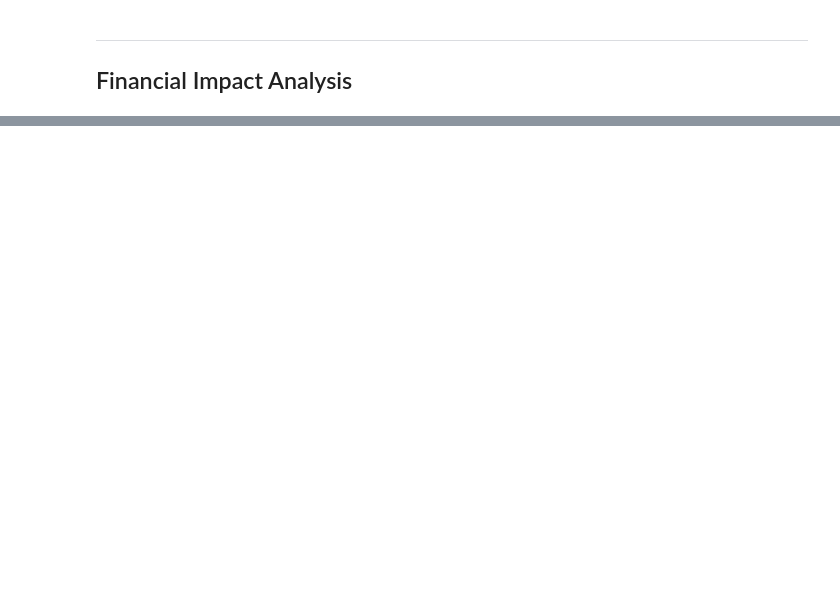
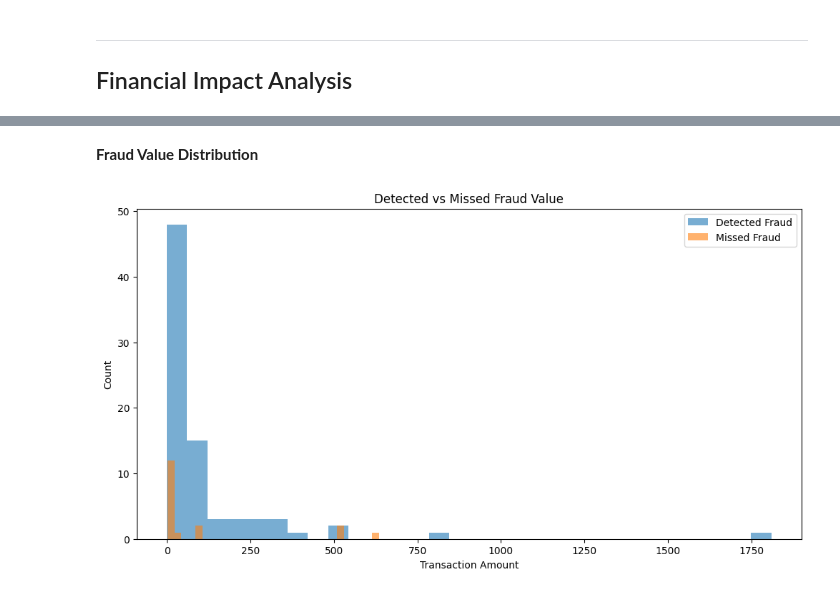
Before and after one commit to KHARCHISalahEddine/data-analysis-portfolio, a Jupyter notebook: projects/securebank-risk-intelligence/notebooks/01_fraud_eda.ipynb, the cells around one changed output, grey strips where cells are left out. Saved outputs shown, nothing was run; the diff lists cells and outputs as text; code cells hidden in the pictures; blank space fills up the shorter version.

```diff
--- a/projects/securebank-risk-intelligence/notebooks/01_fraud_eda.ipynb
+++ b/projects/securebank-risk-intelligence/notebooks/01_fraud_eda.ipynb
@@ -960,0 +990,6 @@ plt.show()
+# %%
+test_transactions = X_test.copy()
+
+test_transactions["Actual"] = y_test.values
+
+test_transactions["Predicted"] = y_pred
@@ -960,0 +1068,46 @@ plt.show()
+# %% [markdown]
+**Fraud Value Distribution**
+# %%
+detected_values = test_transactions.loc[
+    (test_transactions["Actual"] == 1)
+    &
+    (test_transactions["Predicted"] == 1),
+    "Amount"
+]
+
+missed_values = test_transactions.loc[
+    (test_transactions["Actual"] == 1)
+    &
+    (test_transactions["Predicted"] == 0),
+    "Amount"
+]
+
+plt.figure(figsize=(12,6))
+
+plt.hist(
+    detected_values,
+    bins=30,
+    alpha=0.6,
+    label="Detected Fraud"
+)
+
+plt.hist(
+    missed_values,
+    bins=30,
+    alpha=0.6,
+    label="Missed Fraud"
+)
+
+plt.legend()
+
+plt.title(
+    "Detected vs Missed Fraud Value"
+)
+
+plt.xlabel("Transaction Amount")
+
+plt.ylabel("Count")
+
+plt.show()
+# %% [output]
+[figure, added]
```
Also changed, not shown: parts of 16 cells of this notebook.
